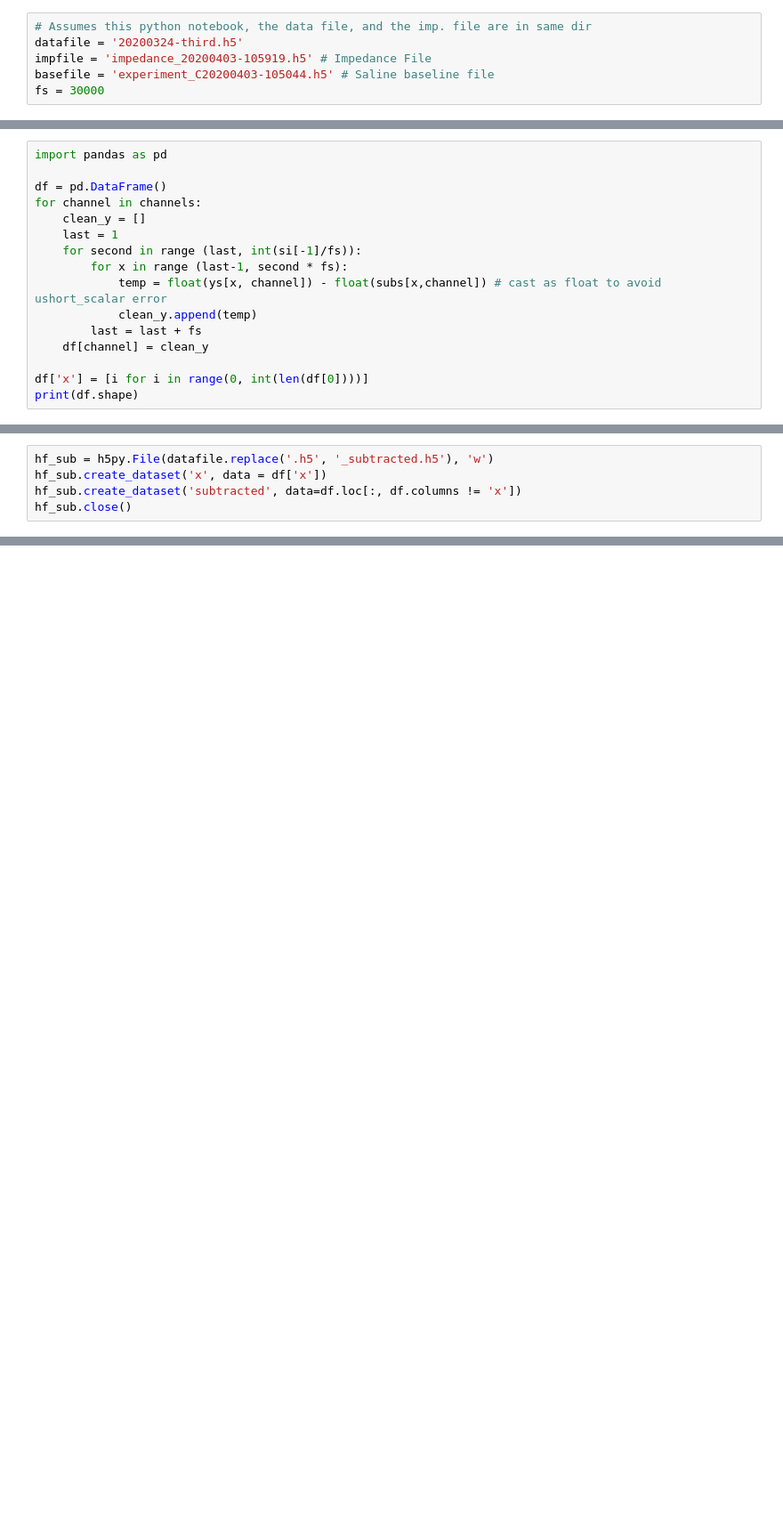
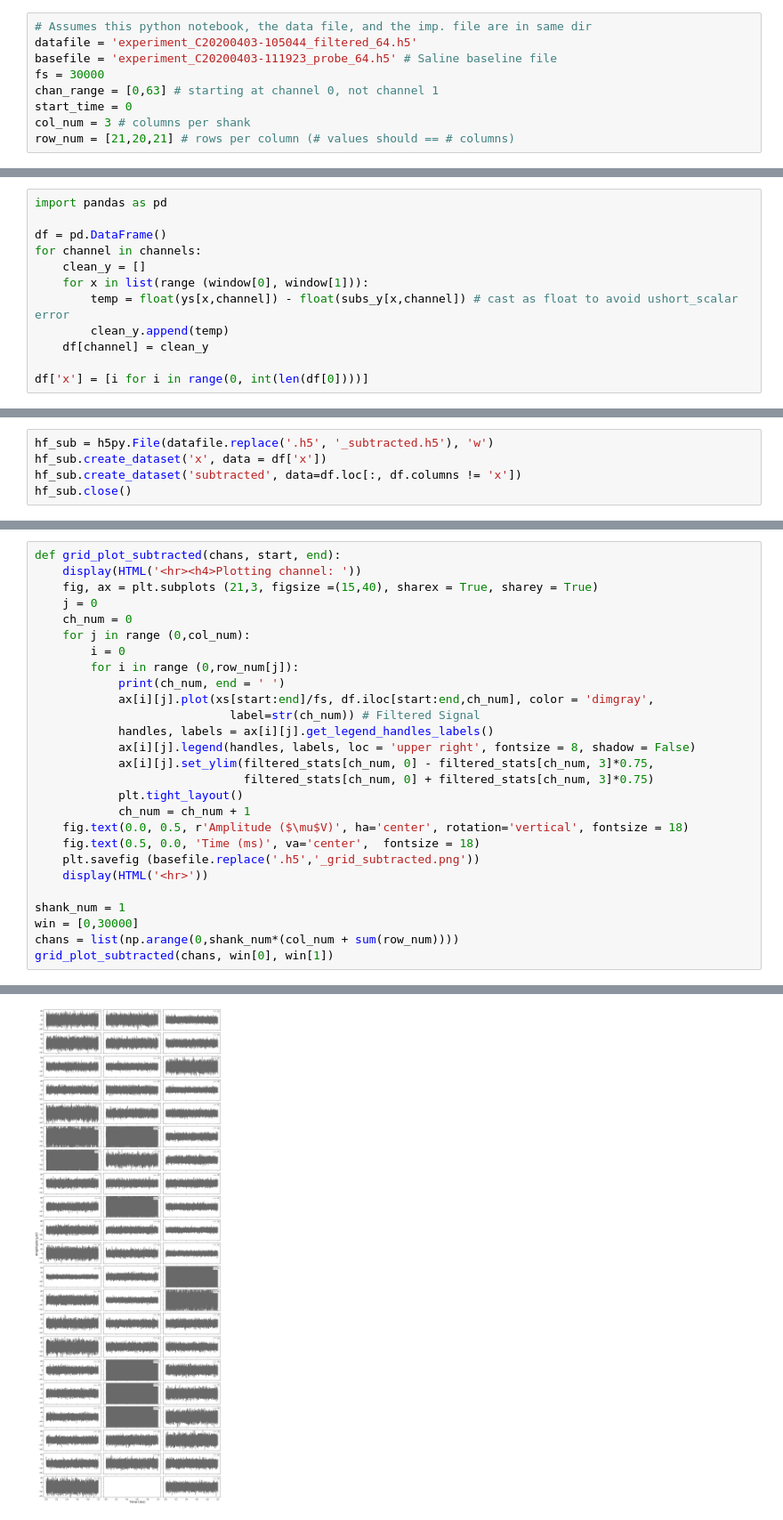
Before and after one commit to haleyspeed/willow, a Jupyter notebook: h5_subtractor.ipynb, the cells around one changed output, grey strips where cells are left out. Shown: that part at 89% size. Drawn from its saved outputs; the diff is of its cells as text; blank space fills up the shorter version.

Commit message:
Made faster by specifying 1s traces from 64 chans
Run after h5_probe.ipynb and h5_explorer.ipynb. Subtracts the baseline probe noise from the experimental data to clean up baseline.

```diff
--- a/h5_subtractor.ipynb
+++ b/h5_subtractor.ipynb
@@ -9,10 +7,13 @@
 ## User Input
 # %%
 # Assumes this python notebook, the data file, and the imp. file are in same dir
-datafile = '20200324-third.h5'
-impfile = 'impedance_20200403-105919.h5' # Impedance File
-basefile = 'experiment_C20200403-105044.h5' # Saline baseline file
+datafile = 'experiment_C20200403-105044_filtered_64.h5'
+basefile = 'experiment_C20200403-111923_probe_64.h5' # Saline baseline file
 fs = 30000
+chan_range = [0,63] # starting at channel 0, not channel 1
+start_time = 0
+col_num = 3 # columns per shank
+row_num = [21,20,21] # rows per column (# values should == # columns)
 # %% [markdown]
 ## Import Dependencies
 # %%
@@ -101,16 +47,12 @@ import pandas as pd
 df = pd.DataFrame()
 for channel in channels:
     clean_y = []
-    last = 1
-    for second in range (last, int(si[-1]/fs)):
-        for x in range (last-1, second * fs):
-            temp = float(ys[x, channel]) - float(subs[x,channel]) # cast as float to avoid ushort_scalar error
-            clean_y.append(temp)
-        last = last + fs
+    for x in list(range (window[0], window[1])):
+        temp = float(ys[x,channel]) - float(subs_y[x,channel]) # cast as float to avoid ushort_scalar error
+        clean_y.append(temp)
     df[channel] = clean_y
 
 df['x'] = [i for i in range(0, int(len(df[0])))]
-print(df.shape)
 # %% [markdown]
 ## Save Subtracted Data
 # %%
@@ -120,0 +65,28 @@ hf_sub.close()
+# %%
+def grid_plot_subtracted(chans, start, end):
+    display(HTML('<hr><h4>Plotting channel: '))
+    fig, ax = plt.subplots (21,3, figsize =(15,40), sharex = True, sharey = True)
+    j = 0
+    ch_num = 0
+    for j in range (0,col_num):
+        i = 0
+        for i in range (0,row_num[j]):
+            print(ch_num, end = ' ')
+            ax[i][j].plot(xs[start:end]/fs, df.iloc[start:end,ch_num], color = 'dimgray',
+                            label=str(ch_num)) # Filtered Signal
+            handles, labels = ax[i][j].get_legend_handles_labels()
+            ax[i][j].legend(handles, labels, loc = 'upper right', fontsize = 8, shadow = False)
+            ax[i][j].set_ylim(filtered_stats[ch_num, 0] - filtered_stats[ch_num, 3]*0.75,
+                              filtered_stats[ch_num, 0] + filtered_stats[ch_num, 3]*0.75)
+            plt.tight_layout()
+            ch_num = ch_num + 1
+    fig.text(0.0, 0.5, r'Amplitude ($\mu$V)', ha='center', rotation='vertical', fontsize = 18)
+    fig.text(0.5, 0.0, 'Time (ms)', va='center',  fontsize = 18)
+    plt.savefig (basefile.replace('.h5','_grid_subtracted.png'))
+    display(HTML('<hr>'))
+
+shank_num = 1
+win = [0,30000]
+chans = list(np.arange(0,shank_num*(col_num + sum(row_num))))
+grid_plot_subtracted(chans, win[0], win[1])
+# %% [output]
@@ -120,0 +96 @@ hf_sub.close()
+[figure, added]
```
Also changed, not shown: parts of 8 cells of this notebook.
